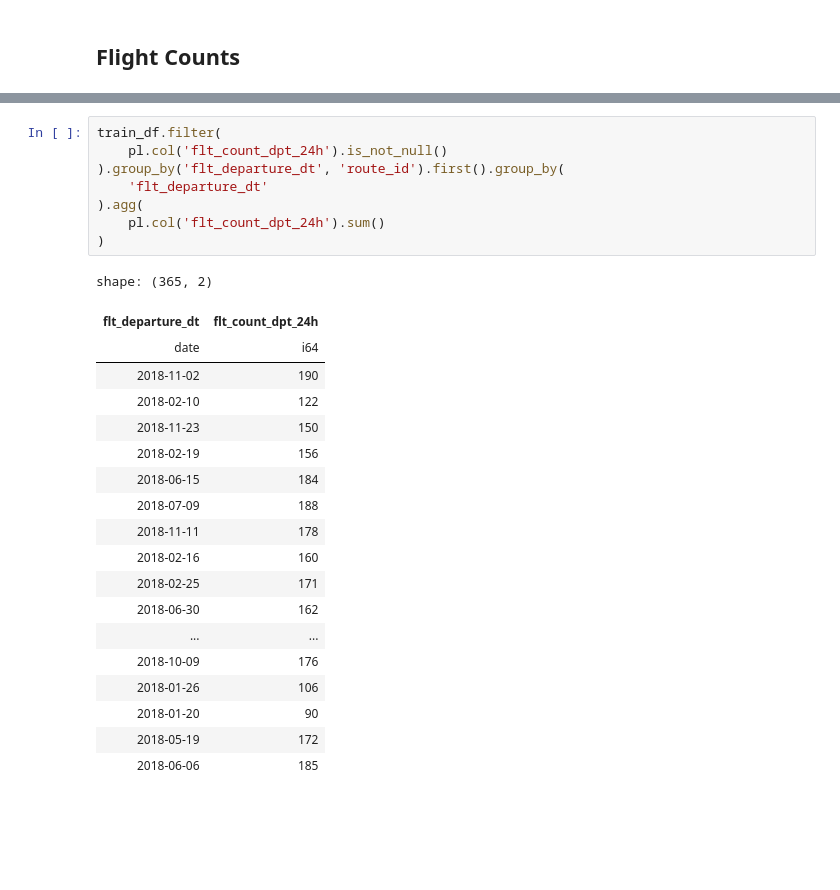
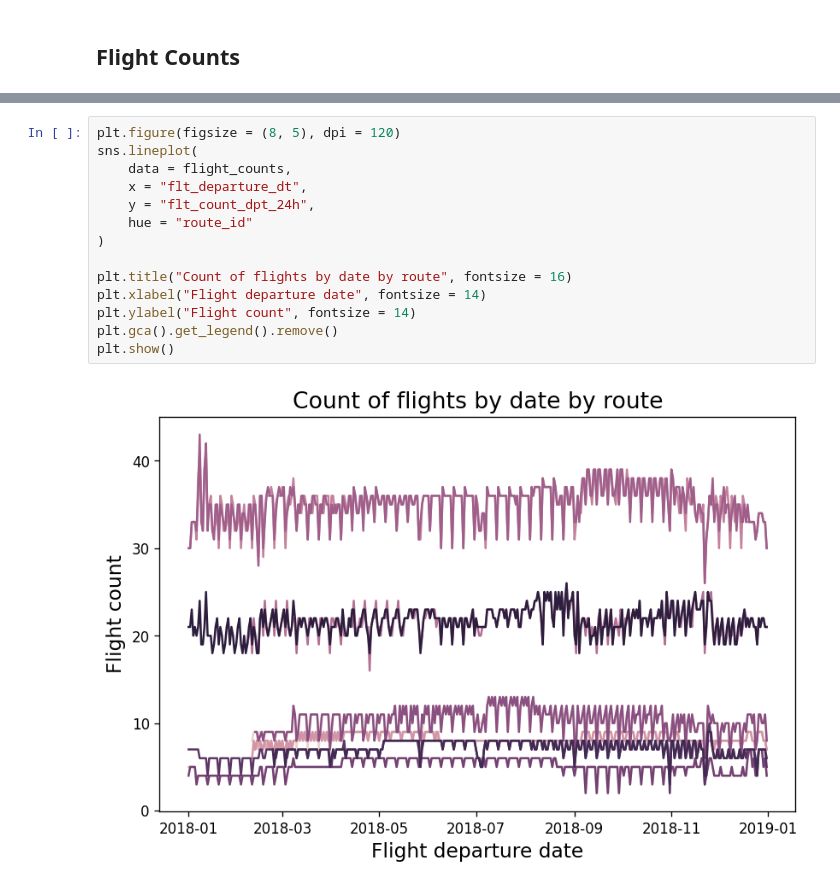
Before and after one commit to mayur7garg/FarePrediction, a Jupyter notebook: src/03 EDA.ipynb, the cells around one changed output, grey strips where cells are left out. Drawn from its saved outputs; the diff is of its cells as text; blank space fills up the shorter version.

```diff
--- a/src/03 EDA.ipynb
+++ b/src/03 EDA.ipynb
@@ -410,28 +465,16 @@ plt.show()
-# %%
-train_df.filter(
-    pl.col('flt_count_dpt_24h').is_not_null()
-).group_by('flt_departure_dt', 'route_id').first().group_by(
-    'flt_departure_dt'
-).agg(
-    pl.col('flt_count_dpt_24h').sum()
-)
-# %% [output]
-shape: (365, 2)
-| flt_departure_dt | flt_count_dpt_24h |
-| date | i64 |
-| 2018-11-02 | 190 |
-| 2018-02-10 | 122 |
-| 2018-11-23 | 150 |
-| 2018-02-19 | 156 |
-| 2018-06-15 | 184 |
-| 2018-07-09 | 188 |
-| 2018-11-11 | 178 |
-| 2018-02-16 | 160 |
-| 2018-02-25 | 171 |
-| 2018-06-30 | 162 |
-| ... | ... |
-| 2018-10-09 | 176 |
-| 2018-01-26 | 106 |
-| 2018-01-20 | 90 |
-| 2018-05-19 | 172 |
-| 2018-06-06 | 185 |
+# %%
+plt.figure(figsize = (8, 5), dpi = 120)
+sns.lineplot(
+    data = flight_counts,
+    x = "flt_departure_dt",
+    y = "flt_count_dpt_24h",
+    hue = "route_id"
+)
+
+plt.title("Count of flights by date by route", fontsize = 16)
+plt.xlabel("Flight departure date", fontsize = 14)
+plt.ylabel("Flight count", fontsize = 14)
+plt.gca().get_legend().remove()
+plt.show()
+# %% [output]
+[figure, added]
```
Also changed, not shown: parts of 13 cells of this notebook, 5 other files.
